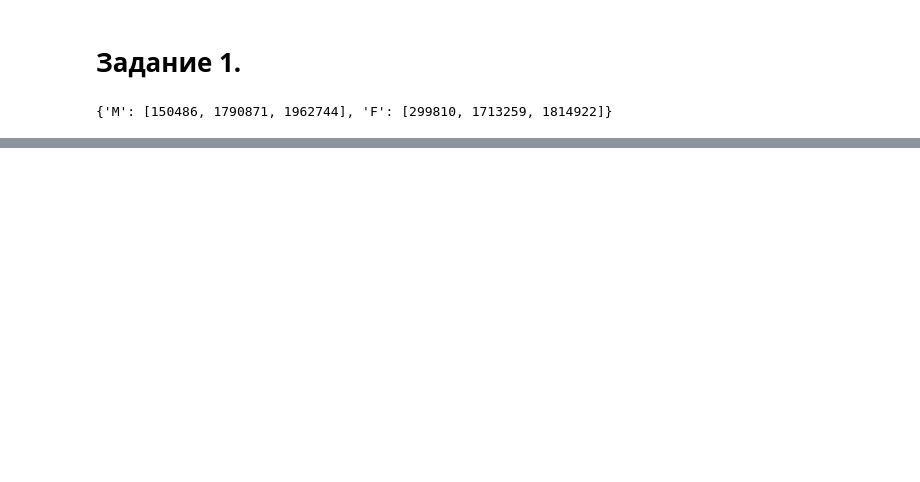
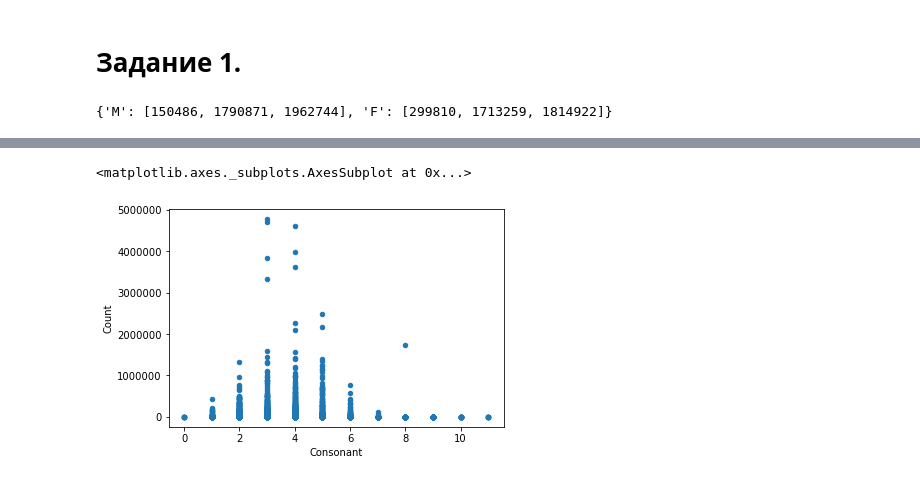
Before and after one commit to Puckyou/Pandas, a Jupyter notebook: Pandas1.ipynb, the cells around one changed output, grey strips where cells are left out. Cells and saved outputs as stored; diff of their text form; code cells hidden in the pictures; blank space fills up the shorter version.

```diff
--- a/Pandas1.ipynb
+++ b/Pandas1.ipynb
@@ -43,0 +75,11 @@ def count_dynamics(years):
+# %%
+import re
+
+
+names_all = pd.concat(names_by_year, names=["Year", "Pos"])
+big_frame = names_all.groupby(['Name','Gender']).sum().sort_values(by='Count', ascending=False).reset_index()
+big_frame['Consonant'] = big_frame.apply(lambda row: len(re.sub(r'[AEIOU]', '', str(row.Name).strip().lower(), flags=re.IGNORECASE)), axis=1)
+big_frame.plot.scatter(x='Consonant', y='Count')
+# %% [output]
+<matplotlib.axes._subplots.AxesSubplot at 0x...>
+[figure, added]
```
Also changed, not shown: parts of 5 cells of this notebook.
